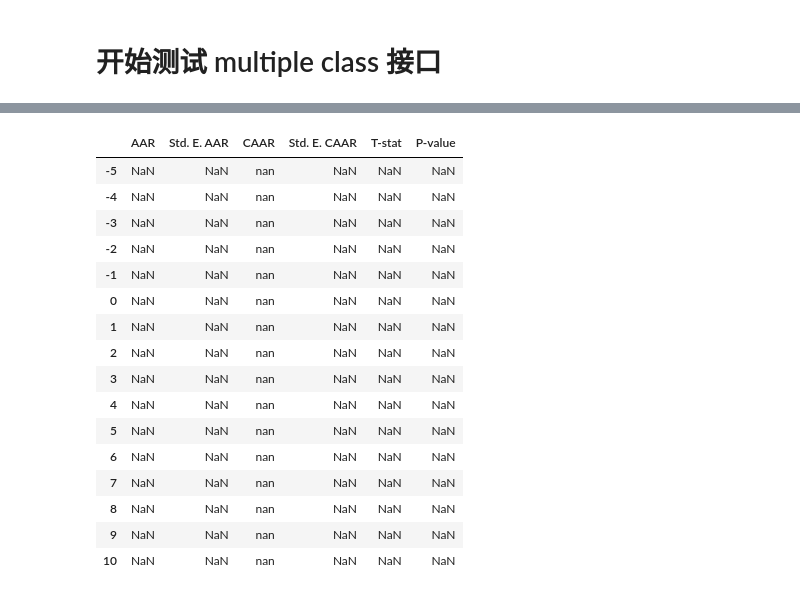
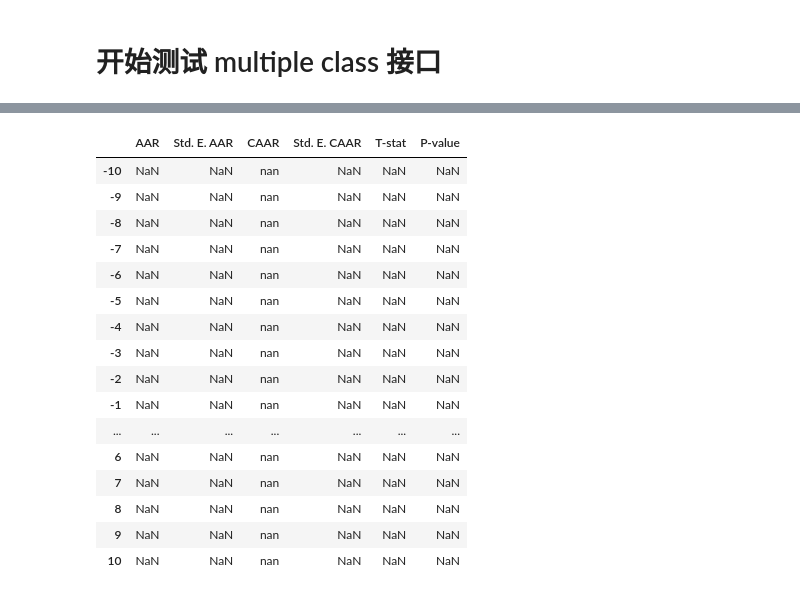
Before and after one commit to Tommyczc/stockMarketAnalysis, a Jupyter notebook: eventStudy.ipynb, the cells around one changed output, grey strips where cells are left out. Cells and saved outputs as stored; diff of their text form; code cells hidden in the pictures.

```diff
--- a/eventStudy.ipynb
+++ b/eventStudy.ipynb
@@ -291,8 +341,9 @@ combine
 agg = es.Multiple.from_csv(
     path = 'eventStudyData/timeLineData/medicHeadData.csv',
     event_study_model = es.Single.market_model,
-    event_window = (-5,+10),
+    event_window = (-10,+10),
     date_format = "%Y-%m-%d",
+    ignore_errors=False
 )
 agg.results()
 # %% [output]
@@ -309,15 +355,15 @@ Intel MKL WARNING: Support of Intel(R) Streaming SIMD Extensions 4.2 (Intel(R) S
 |  | AAR | Std. E. AAR | CAAR | Std. E. CAAR | T-stat | P-value |
+| -10 | NaN | NaN | nan | NaN | NaN | NaN |
+| -9 | NaN | NaN | nan | NaN | NaN | NaN |
+| -8 | NaN | NaN | nan | NaN | NaN | NaN |
+| -7 | NaN | NaN | nan | NaN | NaN | NaN |
+| -6 | NaN | NaN | nan | NaN | NaN | NaN |
 | -5 | NaN | NaN | nan | NaN | NaN | NaN |
 | -4 | NaN | NaN | nan | NaN | NaN | NaN |
 | -3 | NaN | NaN | nan | NaN | NaN | NaN |
 | -2 | NaN | NaN | nan | NaN | NaN | NaN |
 | -1 | NaN | NaN | nan | NaN | NaN | NaN |
-| 0 | NaN | NaN | nan | NaN | NaN | NaN |
-| 1 | NaN | NaN | nan | NaN | NaN | NaN |
-| 2 | NaN | NaN | nan | NaN | NaN | NaN |
-| 3 | NaN | NaN | nan | NaN | NaN | NaN |
-| 4 | NaN | NaN | nan | NaN | NaN | NaN |
-| 5 | NaN | NaN | nan | NaN | NaN | NaN |
+| ... | ... | ... | ... | ... | ... | ... |
 | 6 | NaN | NaN | nan | NaN | NaN | NaN |
 | 7 | NaN | NaN | nan | NaN | NaN | NaN |
 | 8 | NaN | NaN | nan | NaN | NaN | NaN |
```
Also changed, not shown: parts of 12 cells of this notebook, 1 other file.
